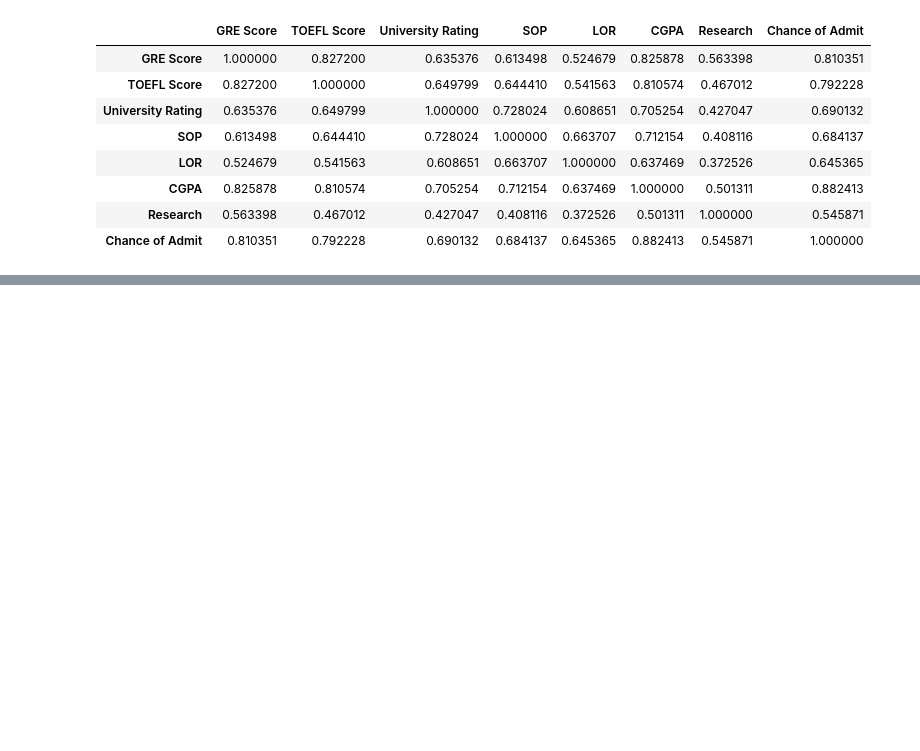
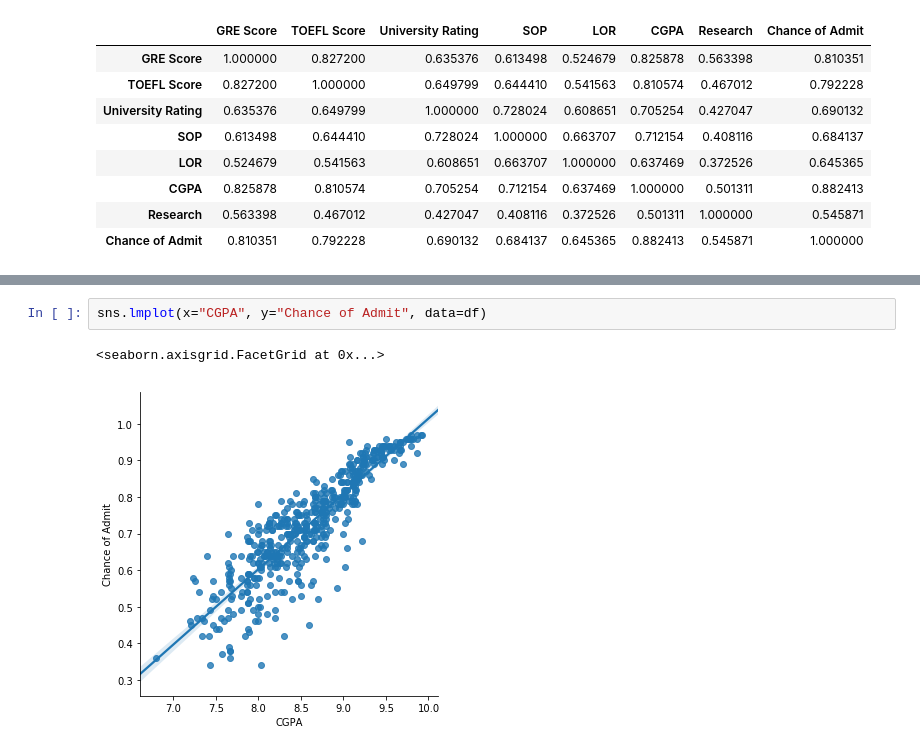
Before and after one commit to vauxgomes/python-kaggle-graduate-admissions, a Jupyter notebook: notebook/main.ipynb, the cells around one changed output, grey strips where cells are left out. Cells and saved outputs as stored; diff of their text form; blank space fills up the shorter version.

```diff
--- a/notebook/main.ipynb
+++ b/notebook/main.ipynb
@@ -82,0 +98,5 @@ df.corr()
+# %%
+sns.lmplot(x="CGPA", y="Chance of Admit", data=df)
+# %% [output]
+<seaborn.axisgrid.FacetGrid at 0x...>
+[figure, added]
```
Also changed, not shown: parts of 18 cells of this notebook.
